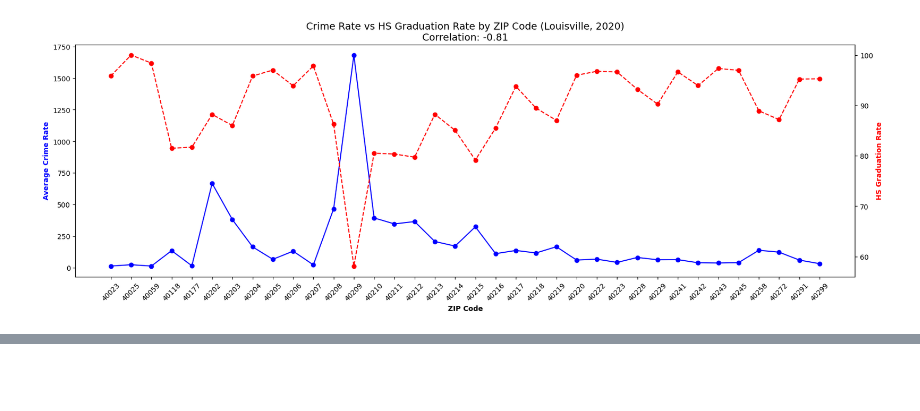
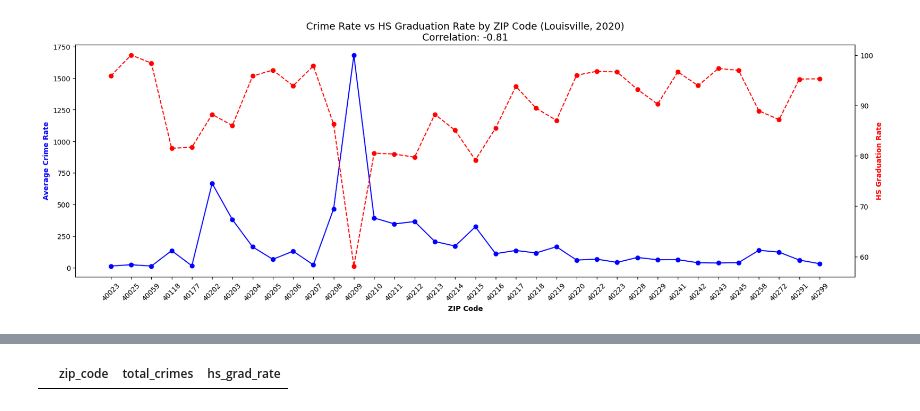
Before and after one commit to JoeBoy767/Crime-Patterns-Socioeconomic-Conditions-Louisville-2020, a Jupyter notebook: notebooks/louisville_crime_2020.ipynb, the cells around one changed output, grey strips where cells are left out. Saved outputs shown, nothing was run; the diff lists cells and outputs as text; code cells hidden in the pictures; blank space fills up the shorter version.

```diff
--- a/notebooks/louisville_crime_2020.ipynb
+++ b/notebooks/louisville_crime_2020.ipynb
@@ -749,0 +811,17 @@ conn.close()
+# %%
+query1 = """
+SELECT
+    c.zip_code,
+    COUNT(c.incident_number) AS total_crimes,
+    s.hs_grad_rate
+FROM crimes c
+JOIN socioeconomic s
+    ON c.zip_code = s.zip_code
+GROUP BY c.zip_code
+ORDER BY total_crimes DESC;
+"""
+
+df1 = pd.read_sql_query(query1, conn)
+df1.head()
+# %% [output]
+|  | zip_code | total_crimes | hs_grad_rate |
```
Also changed, not shown: parts of 7 cells of this notebook, 2 other files.
